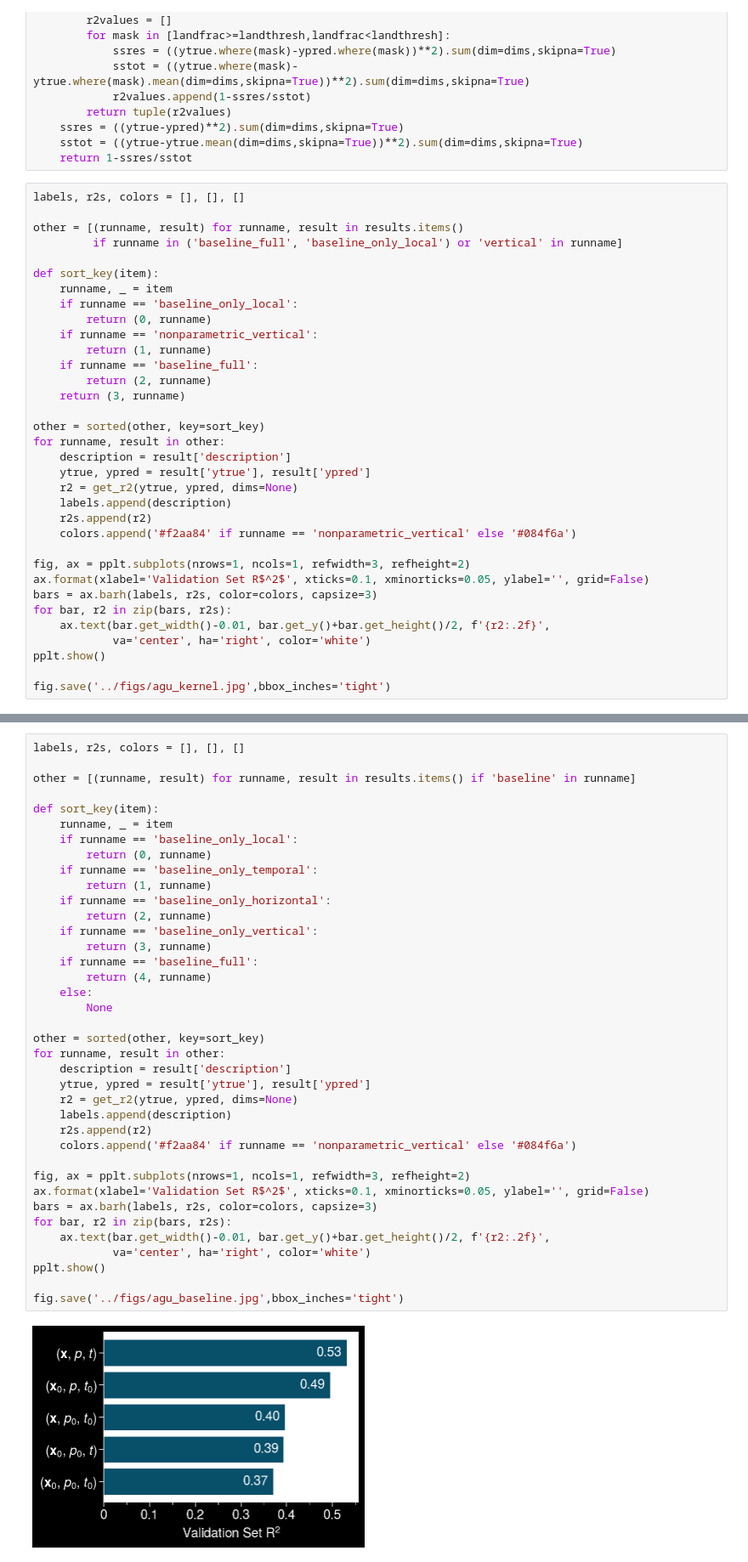
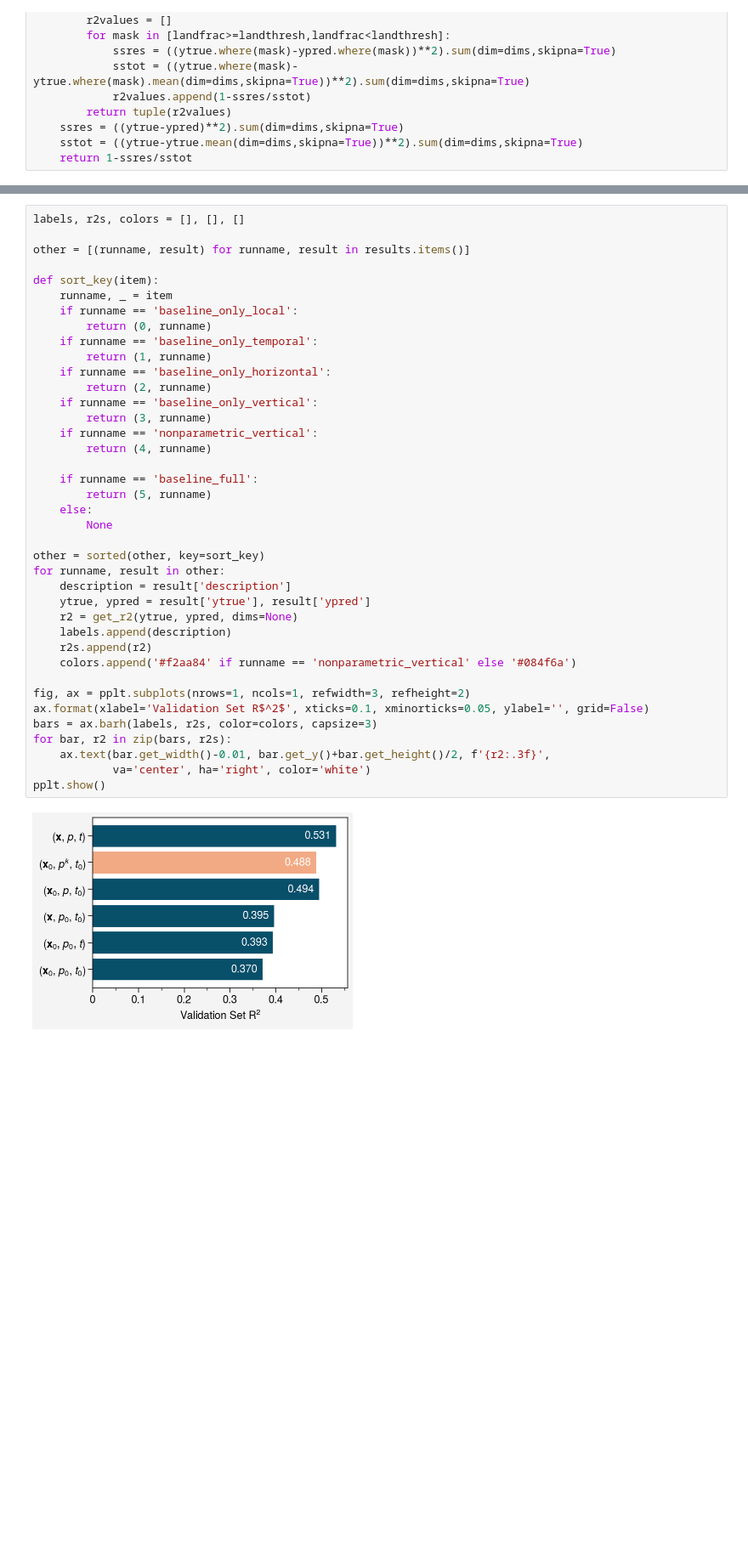
Before and after one commit to savannahferretti/monsoon-kernels, a Jupyter notebook: notebooks/bars.ipynb, the cells around one changed output, grey strips where cells are left out. Shown at 85% size. Cells and saved outputs as stored; diff of their text form; blank space fills up the shorter version.

Commit message:
Plot changes

```diff
--- a/notebooks/bars.ipynb
+++ b/notebooks/bars.ipynb
@@ -62,37 +49,3 @@ def get_r2(ytrue,ypred,dims=None,landfrac=None,landthresh=0.5):
     ssres = ((ytrue-ypred)**2).sum(dim=dims,skipna=True)
     sstot = ((ytrue-ytrue.mean(dim=dims,skipna=True))**2).sum(dim=dims,skipna=True)
     return 1-ssres/sstot
-# %%
-labels, r2s, colors = [], [], []
-
-other = [(runname, result) for runname, result in results.items()
-         if runname in ('baseline_full', 'baseline_only_local') or 'vertical' in runname]
-
-def sort_key(item):
-    runname, _ = item
-    if runname == 'baseline_only_local':
-        return (0, runname)
-    if runname == 'nonparametric_vertical':
-        return (1, runname)
-    if runname == 'baseline_full':
-        return (2, runname)
-    return (3, runname)
-
-other = sorted(other, key=sort_key)
-for runname, result in other:
-    description = result['description']
-    ytrue, ypred = result['ytrue'], result['ypred']
-    r2 = get_r2(ytrue, ypred, dims=None)
-    labels.append(description)
-    r2s.append(r2)
-    colors.append('#f2aa84' if runname == 'nonparametric_vertical' else '#084f6a')
-
-fig, ax = pplt.subplots(nrows=1, ncols=1, refwidth=3, refheight=2)
-ax.format(xlabel='Validation Set R$^2$', xticks=0.1, xminorticks=0.05, ylabel='', grid=False)
-bars = ax.barh(labels, r2s, color=colors, capsize=3)
-for bar, r2 in zip(bars, r2s):
-    ax.text(bar.get_width()-0.01, bar.get_y()+bar.get_height()/2, f'{r2:.2f}',
-            va='center', ha='right', color='white')
-pplt.show()
-
-fig.save('../figs/agu_kernel.jpg',bbox_inches='tight')
@@ -101,40 +52,41 @@ fig.save('../figs/agu_kernel.jpg',bbox_inches='tight')
 # %%
 labels, r2s, colors = [], [], []
 
-other = [(runname, result) for runname, result in results.items() if 'baseline' in runname]
+other = [(runname, result) for runname, result in results.items()]
 
 def sort_key(item):
     runname, _ = item
     if runname == 'baseline_only_local':
         return (0, runname)
     if runname == 'baseline_only_temporal':
         return (1, runname)
     if runname == 'baseline_only_horizontal':
         return (2, runname)
     if runname == 'baseline_only_vertical':
         return (3, runname)
+    if runname == 'nonparametric_vertical':
+        return (4, runname)
+
     if runname == 'baseline_full':
-        return (4, runname)
+        return (5, runname)
     else:
         None
 
 other = sorted(other, key=sort_key)
 for runname, result in other:
     description = result['description']
     ytrue, ypred = result['ytrue'], result['ypred']
     r2 = get_r2(ytrue, ypred, dims=None)
     labels.append(description)
     r2s.append(r2)
     colors.append('#f2aa84' if runname == 'nonparametric_vertical' else '#084f6a')
 
 fig, ax = pplt.subplots(nrows=1, ncols=1, refwidth=3, refheight=2)
 ax.format(xlabel='Validation Set R$^2$', xticks=0.1, xminorticks=0.05, ylabel='', grid=False)
 bars = ax.barh(labels, r2s, color=colors, capsize=3)
 for bar, r2 in zip(bars, r2s):
-    ax.text(bar.get_width()-0.01, bar.get_y()+bar.get_height()/2, f'{r2:.2f}',
+    ax.text(bar.get_width()-0.01, bar.get_y()+bar.get_height()/2, f'{r2:.3f}',
             va='center', ha='right', color='white')
 pplt.show()
-
-fig.save('../figs/agu_baseline.jpg',bbox_inches='tight')
 # %% [output]
-[figure, old version]
+[figure, new version]
```
Also changed, not shown: parts of 4 cells of this notebook, 6 other files.
